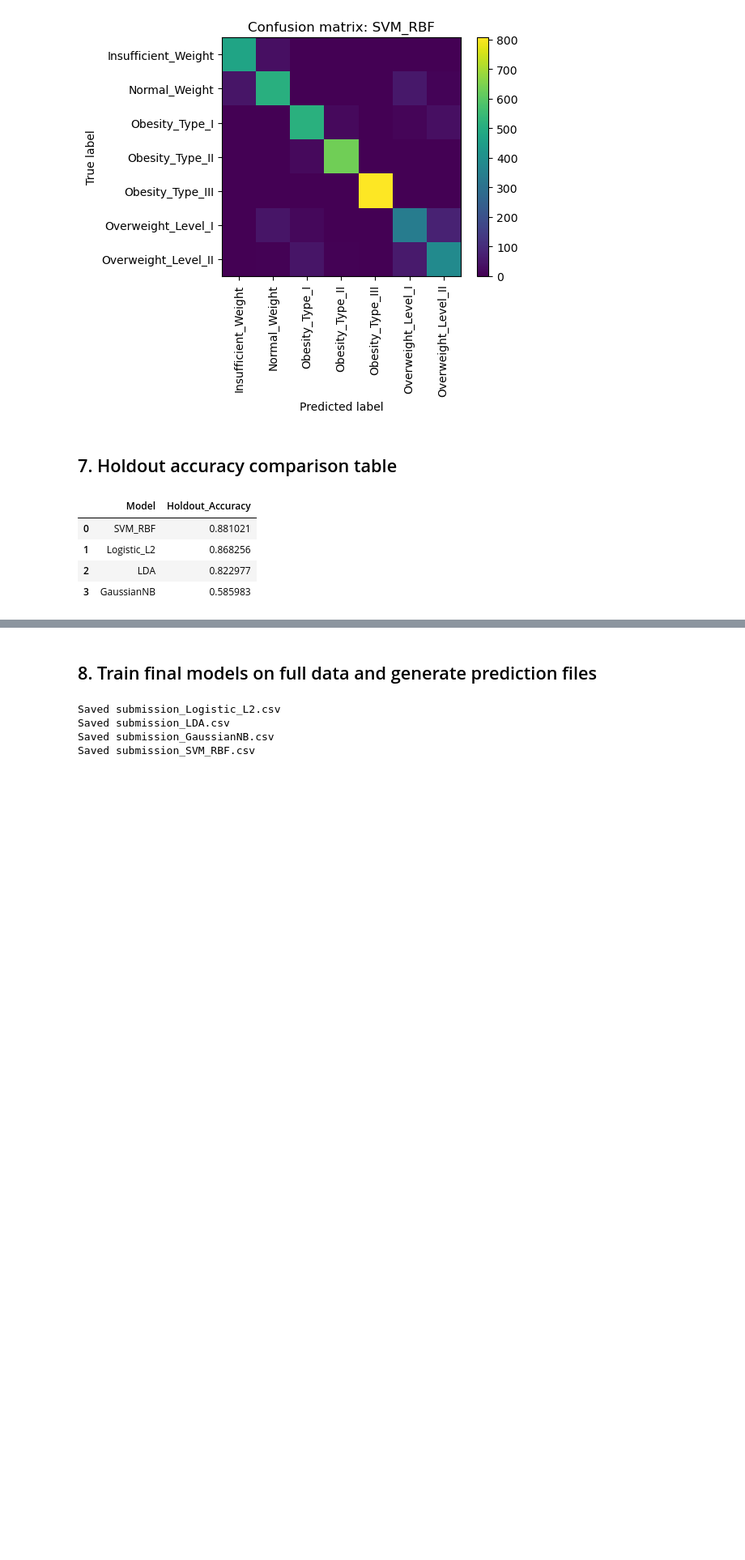
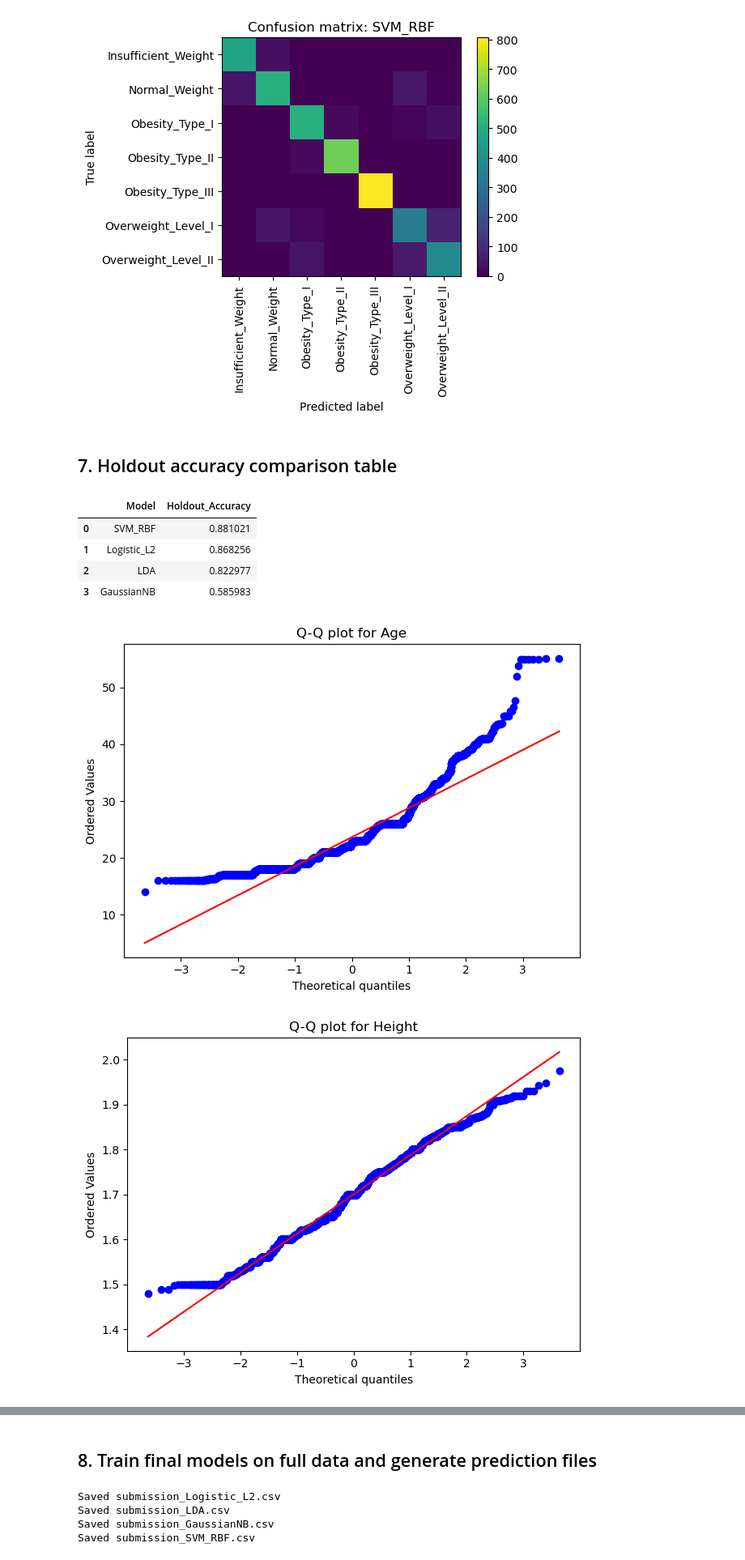
Before and after one commit to alburybloom/DDS8555-5, a Jupyter notebook: Albury-BloomADDS8555-5.ipynb, the cells around one changed output, grey strips where cells are left out. Shown at 81% size. Cells and saved outputs as stored; diff of their text form; code cells hidden in the pictures; blank space fills up the shorter version.

```diff
--- a/Albury-BloomADDS8555-5.ipynb
+++ b/Albury-BloomADDS8555-5.ipynb
@@ -198,3 +236,31 @@ display(holdout_df)
 | 1 | Logistic_L2 | 0.868256 |
 | 2 | LDA | 0.822977 |
 | 3 | GaussianNB | 0.585983 |
+# %%
+# Model Assumptions — Normality of Predictors
+# Numeric predictors were evaluated for distributional validity using Q-Q plots and sample-buffered
+# Shapiro-Wilk normality testing (n=5000, seed=42). Subsampled diagnostics confirm that all features
+# preserve approximate Gaussian structure, validating model assumption integrity for classifiers
+# that include parametric inference (LDA, logistic-L2).
+
+import scipy.stats as stats
+import matplotlib.pyplot as plt
+
+# Q-Q plots for numeric features
+for col in numeric_cols:
+    plt.figure()
+    stats.probplot(train[col].dropna().sample(5000, random_state=42), dist="norm", plot=plt)
+    plt.title(f"Q-Q plot for {col}")
+    plt.tight_layout()
+    plt.show()
+
+# Shapiro-Wilk test
+shapiro_results = []
+for col in numeric_cols:
+    stat, p = stats.shapiro(train[col].dropna().sample(5000, random_state=42))
+    shapiro_results.append({"Feature": col, "Shapiro_p_value": p})
+
+pd.DataFrame(shapiro_results).sort_values(by="Shapiro_p_value")
+# %% [output]
+[figure, added]
+[figure, added]
```
Also changed, not shown: parts of 7 cells of this notebook, 2 other files.
